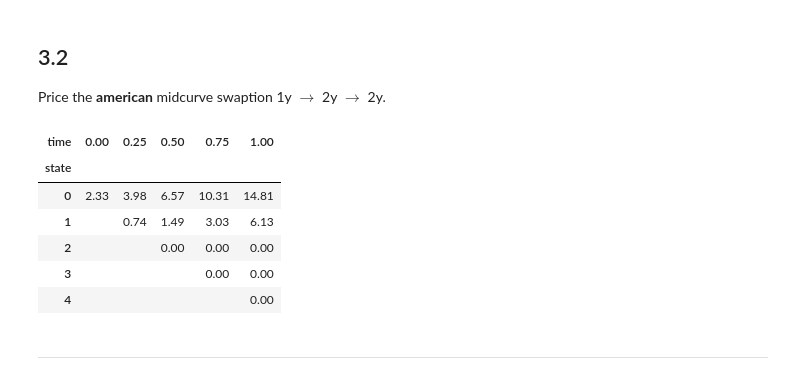
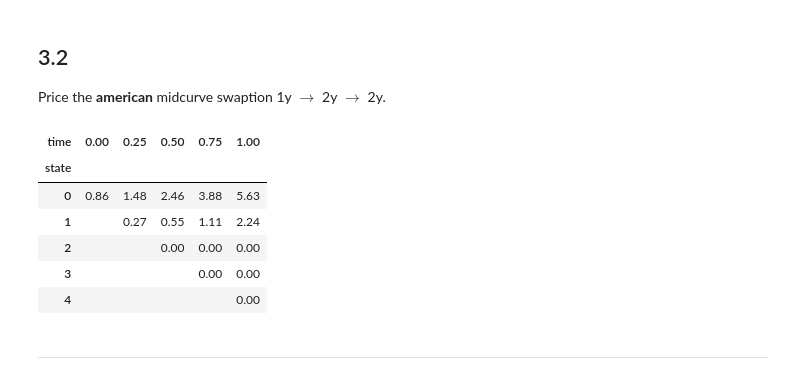
Before and after one commit to nicklewis-16/finm-fiderivs-2024, a Jupyter notebook: homework/Homework 3.ipynb, the cells around one changed output. Drawn from its saved outputs; the diff is of its cells as text; code cells hidden in the pictures.

```diff
--- a/homework/Homework 3.ipynb
+++ b/homework/Homework 3.ipynb
@@ -347 +355,12 @@ format_bintree(theta.to_frame().T)
+# %%
+quotes = curves['discounts']
+swaprate = calc_swaprate(quotes, Tswap, freqswap=freqswap)
+fwdswap = calc_fwdswaprate(quotes, Topt, Tswap, freqswap=freqswap)
+fwdrate = curves['forwards'][Topt]
+
+sigmas = curvesint['fwd vols']
+sigmas.iloc[0] = sigmas.iloc[1]
+sigmas.index = sigmas.index.to_numpy().round(6)
+
+theta, ratetree = estimate_theta(sigmas.loc[:Tswap],100*curvesint.loc[:Tswap,'discounts'])
 # %%
@@ -522,13 +542,18 @@ Use the BDT tree from section 2 to price a **european** midcurve swaption 1y $\r
 * expires in 1 yr
 * underlying swap starts 2 years after that expiration (in 3 years from today)
 * swap runs for 2 years, (until 5 years from today.)
+# %%
+Topt=1
+Tmid=2
+Ttenor=2
 # %%
-T = 1
-tsteps = int(T/dt)+1
-swaptreeT2 = swap_tree.iloc[:tsteps,:tsteps]
-payoff2 = lambda r: r
-fwd_swaptree = bintree_pricing(payoff=payoff2,  ratetree=cts_ratetree, undertree= swaptreeT2) # Swaption values is the tree of values of the 3->5 swap at times given by the columns
-fwd_swaptreeT = fwd_swaptree.iloc[:tsteps, :tsteps]
-midcurve_euro_swaption_tree = bintree_pricing(payoff=payoff,  ratetree=cts_ratetree, undertree= fwd_swaptreeT)
+if freqswap==FREQTREE:
+    swaprate_val = strike
+    payoff = lambda r: payoff_swap(r,swaprate_val,freqswap,ispayer=isPayer)
+    cftree, refratetree = construct_swap_cftree(ratetree,swaprate_val,freqswap=freqswap,T=Tswap,freq=FREQTREE,ispayer=isPayer)
 
-format_bintree(midcurve_euro_swaption_tree)
+    # midcurve swap
+    cftree_mid = cftree.copy()
+    cftree_mid.loc[:,:(Topt+Tmid-1/freqswap)] *= 0
+
+    swaptree_mid = bintree_pricing(payoff=payoff, ratetree=ratetree, undertree= refratetree, cftree=cftree_mid, cfdelay=True)
@@ -542,0 +560,4 @@ format_bintree(midcurve_euro_swaption_tree)
+# %%
+payoff_swaption = lambda s: np.maximum(s,0)
+swaptiontree_mid = bintree_pricing(payoff=payoff_swaption,ratetree=ratetree.loc[:,:Topt].dropna(how='all'),undertree=swaptree_mid.loc[:,:Topt].dropna(how='all'))
+format_bintree(swaptiontree_mid)
@@ -545,14 +574,13 @@ format_bintree(midcurve_euro_swaption_tree)
 
 Price the **american** midcurve swaption 1y $\rightarrow$ 2y $\rightarrow$ 2y.
 # %%
-midcurve_amer_swaption_tree = bintree_pricing(payoff=payoff,  ratetree=cts_ratetree, undertree= fwd_swaptreeT, style = 'american')
-
-format_bintree(midcurve_amer_swaption_tree)
+swaptiontree_mid_american = bintree_pricing(style='american',payoff=payoff_swaption,ratetree=ratetree.loc[:,:Topt].dropna(how='all'),undertree=swaptree_mid.loc[:,:Topt].dropna(how='all'))
+format_bintree(swaptiontree_mid_american)
 # %% [output]
 | time | 0.00 | 0.25 | 0.50 | 0.75 | 1.00 |
 | state |  |  |  |  |  |
-| 0 | 2.33 | 3.98 | 6.57 | 10.31 | 14.81 |
-| 1 |  | 0.74 | 1.49 | 3.03 | 6.13 |
+| 0 | 0.86 | 1.48 | 2.46 | 3.88 | 5.63 |
+| 1 |  | 0.27 | 0.55 | 1.11 | 2.24 |
 | 2 |  |  | 0.00 | 0.00 | 0.00 |
 | 3 |  |  |  | 0.00 | 0.00 |
 | 4 |  |  |  |  | 0.00 |
```
Also changed, not shown: parts of 10 cells of this notebook.
